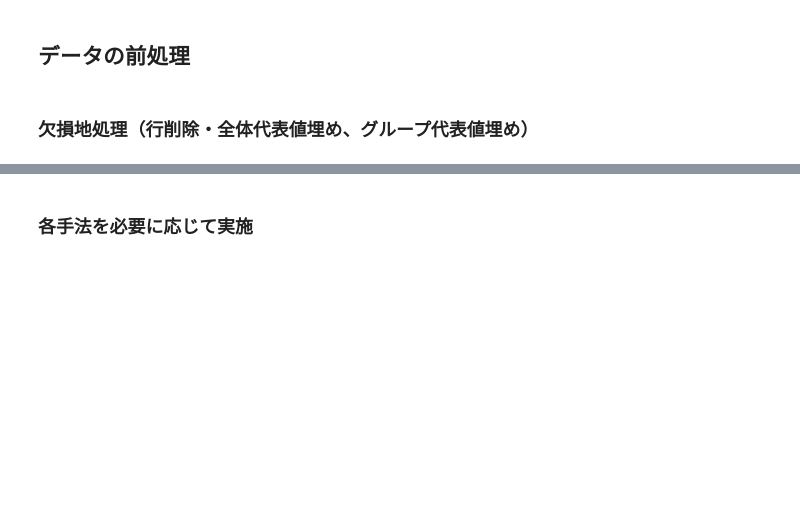
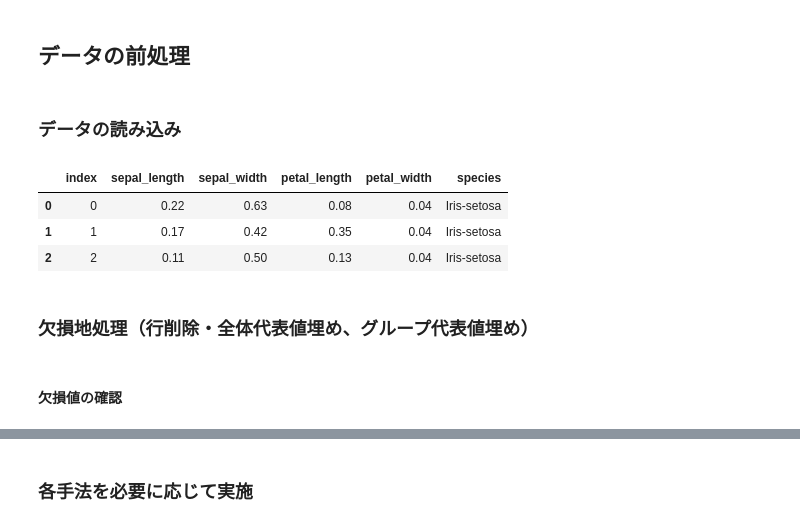
Before and after one commit to k2works/pragmatic-programing-exercise-2023, a Jupyter notebook: src/api/notebooks/chap09.ipynb, the cells around one changed output, grey strips where cells are left out. Drawn from its saved outputs; the diff is of its cells as text; code cells hidden in the pictures; blank space fills up the shorter version.

```diff
--- a/src/api/notebooks/chap09.ipynb
+++ b/src/api/notebooks/chap09.ipynb
@@ -314,5 +315,18 @@ dv.df_all('species')
  # 分析の実施
 # %% [markdown]
  ## データの前処理
+# %% [markdown]
+ ### データの読み込み
+# %%
+repo = SQLRepository()
+df = repo.get_data()
+df.head(3)
+# %% [output]
+|  | index | sepal_length | sepal_width | petal_length | petal_width | species |
+| 0 | 0 | 0.22 | 0.63 | 0.08 | 0.04 | Iris-setosa |
+| 1 | 1 | 0.17 | 0.42 | 0.35 | 0.04 | Iris-setosa |
+| 2 | 2 | 0.11 | 0.50 | 0.13 | 0.04 | Iris-setosa |
 # %% [markdown]
  ### 欠損地処理（行削除・全体代表値埋め、グループ代表値埋め）
+# %% [markdown]
+ #### 欠損値の確認
```
Also changed, not shown: parts of 24 cells of this notebook, 2 other files.
